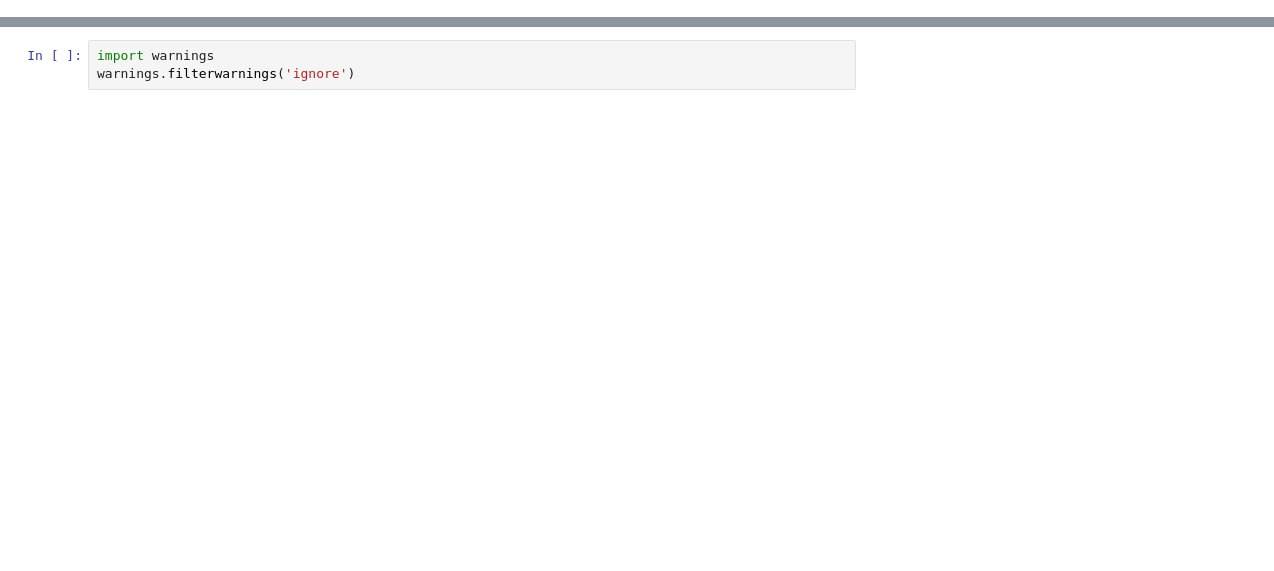
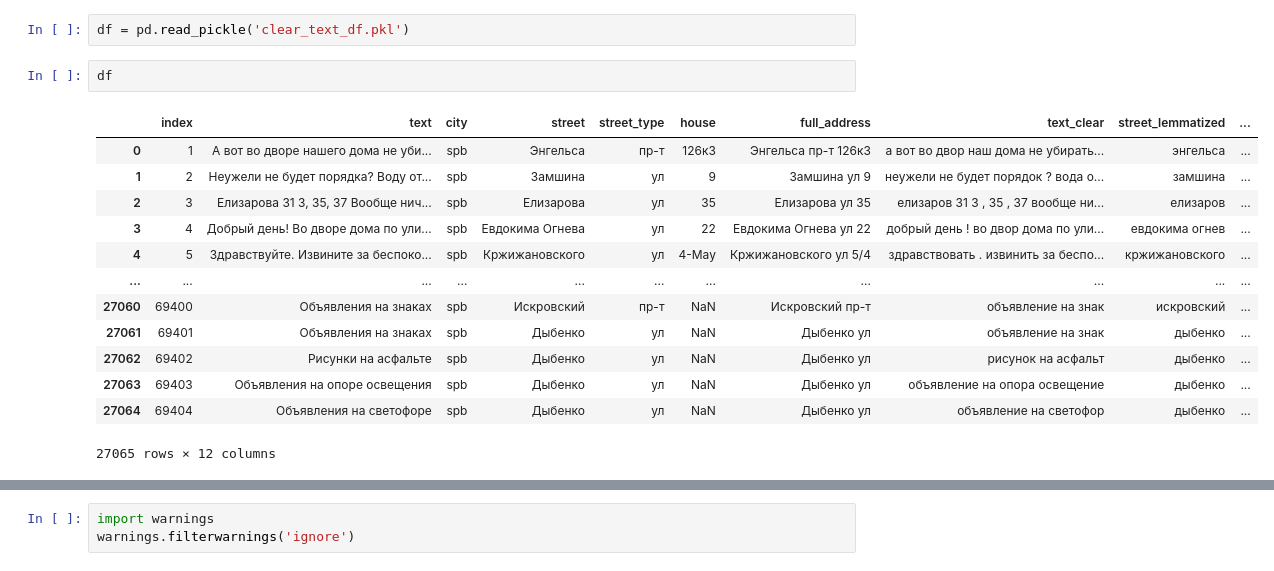
Before and after one commit to iduprojects/SOIKA, a Jupyter notebook: spacy.ipynb, the cells around one changed output, grey strips where cells are left out. Drawn from its saved outputs; the diff is of its cells as text; blank space fills up the shorter version.

Commit message:
updated streets recognizer

```diff
--- a/spacy.ipynb
+++ b/spacy.ipynb
@@ -258,0 +8,18 @@ db.to_disk('train.spacy') # save the docbin object
+# %%
+df = pd.read_pickle('clear_text_df.pkl')
+# %%
+df
+# %% [output]
+|  | index | text | city | street | street_type | house | full_address | text_clear | street_lemmatized | ... |
+| 0 | 1 | А вот во дворе нашего дома не уби... | spb | Энгельса | пр-т | 126к3 | Энгельса пр-т 126к3 | а вот во двор наш дома не убирать... | энгельса | ... |
+| 1 | 2 | Неужели не будет порядка? Воду от... | spb | Замшина | ул | 9 | Замшина ул 9 | неужели не будет порядок ? вода о... | замшина | ... |
+| 2 | 3 | Елизарова 31 3, 35, 37 Вообще нич... | spb | Елизарова | ул | 35 | Елизарова ул 35 | елизаров 31 3 , 35 , 37 вообще ни... | елизаров | ... |
+| 3 | 4 | Добрый день! Во дворе дома по ули... | spb | Евдокима Огнева | ул | 22 | Евдокима Огнева ул 22 | добрый день ! во двор дома по ули... | евдокима огнев | ... |
+| 4 | 5 | Здравствуйте. Извините за беспоко... | spb | Кржижановского | ул | 4-May | Кржижановского ул 5/4 | здравствовать . извинить за беспо... | кржижановского | ... |
+| ... | ... | ... | ... | ... | ... | ... | ... | ... | ... | ... |
+| 27060 | 69400 | Объявления на знаках | spb | Искровский | пр-т | NaN | Искровский пр-т | объявление на знак | искровский | ... |
+| 27061 | 69401 | Объявления на знаках | spb | Дыбенко | ул | NaN | Дыбенко ул | объявление на знак | дыбенко | ... |
+| 27062 | 69402 | Рисунки на асфальте | spb | Дыбенко | ул | NaN | Дыбенко ул | рисунок на асфальт | дыбенко | ... |
+| 27063 | 69403 | Объявления на опоре освещения | spb | Дыбенко | ул | NaN | Дыбенко ул | объявление на опора освещение | дыбенко | ... |
+| 27064 | 69404 | Объявления на светофоре | spb | Дыбенко | ул | NaN | Дыбенко ул | объявление на светофор | дыбенко | ... |
+27065 rows × 12 columns
```
Also changed, not shown: parts of 54 cells of this notebook, 2 other files.
